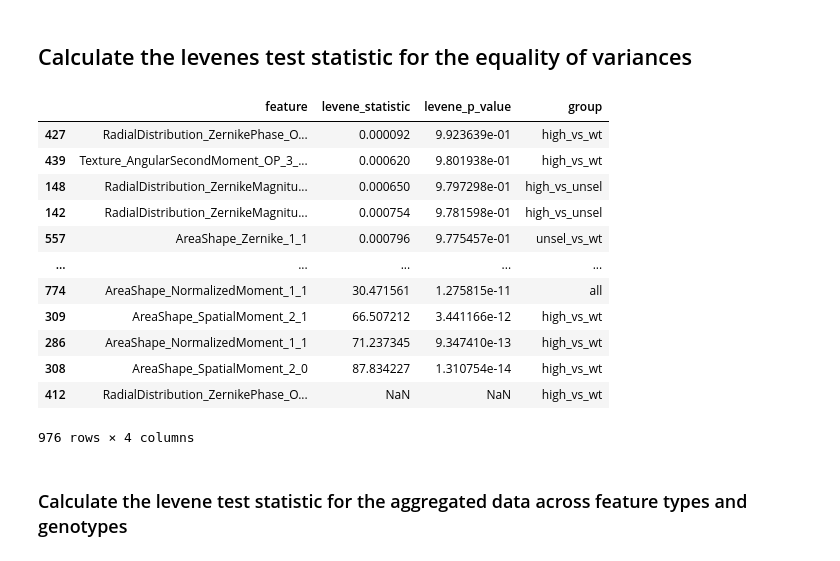
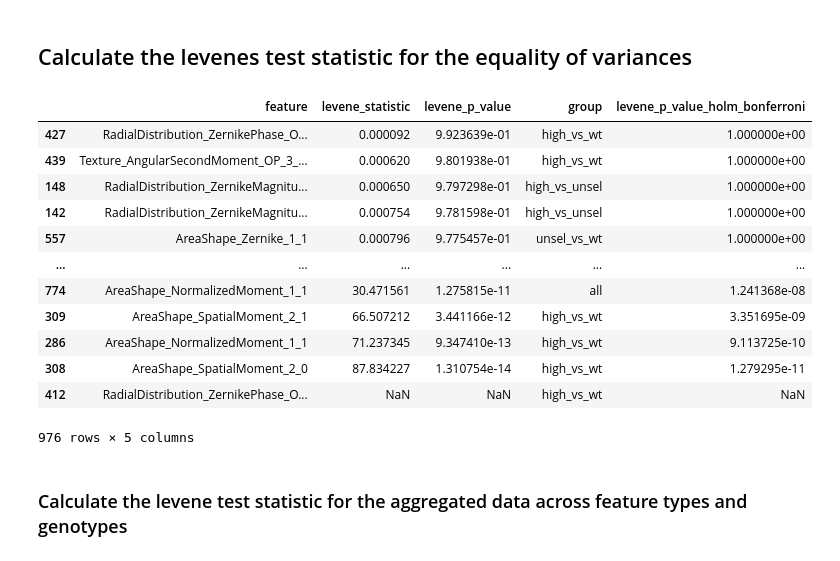
Before and after one commit to MikeLippincott/Nichols_Lab_Collaboration, a Jupyter notebook: 6.analyze_features/notebooks/3d.non_aggregated_anova.ipynb, the cells around one changed output. Cells and saved outputs as stored; diff of their text form; code cells hidden in the pictures.

```diff
--- a/6.analyze_features/notebooks/3d.non_aggregated_anova.ipynb
+++ b/6.analyze_features/notebooks/3d.non_aggregated_anova.ipynb
@@ -149,46 +158,56 @@ for group in tqdm.tqdm(group_dict.keys()):
             levene_results = levene(
                 group_dict[group][0][feature], group_dict[group][1][feature]
             )
             levene_test_results["feature"].append(feature)
             levene_test_results["levene_statistic"].append(levene_results.statistic)
             levene_test_results["levene_p_value"].append(levene_results.pvalue)
             levene_test_results["group"].append(group)
         else:
             levene_results = levene(
                 group_dict[group][0][feature],
                 group_dict[group][1][feature],
                 group_dict[group][2][feature],
             )
             levene_test_results["feature"].append(feature)
             levene_test_results["levene_statistic"].append(levene_results.statistic)
             levene_test_results["levene_p_value"].append(levene_results.pvalue)
             levene_test_results["group"].append(group)
 
 levene_test_results_df = pd.DataFrame(levene_test_results)
 
 # sort the levene test results levene_test_results_df
 # change the levene p-value to a float
 levene_test_results_df["levene_p_value"] = levene_test_results_df[
     "levene_p_value"
 ].astype(float)
 levene_test_results_df = levene_test_results_df.sort_values(
     "levene_p_value", ascending=False
 )
+
+# multitest correction
+levene_test_results_df[
+    "levene_p_value_holm_bonferroni"
+] = statsmodels.stats.multitest.multipletests(
+    levene_test_results_df["levene_p_value"], method="holm"
+)[
+    1
+]
+
 levene_test_results_df
 # %% [output]
-|  | feature | levene_statistic | levene_p_value | group |
-| 427 | RadialDistribution_ZernikePhase_O... | 0.000092 | 9.923639e-01 | high_vs_wt |
-| 439 | Texture_AngularSecondMoment_OP_3_... | 0.000620 | 9.801938e-01 | high_vs_wt |
-| 148 | RadialDistribution_ZernikeMagnitu... | 0.000650 | 9.797298e-01 | high_vs_unsel |
-| 142 | RadialDistribution_ZernikeMagnitu... | 0.000754 | 9.781598e-01 | high_vs_unsel |
-| 557 | AreaShape_Zernike_1_1 | 0.000796 | 9.775457e-01 | unsel_vs_wt |
-| ... | ... | ... | ... | ... |
-| 774 | AreaShape_NormalizedMoment_1_1 | 30.471561 | 1.275815e-11 | all |
-| 309 | AreaShape_SpatialMoment_2_1 | 66.507212 | 3.441166e-12 | high_vs_wt |
-| 286 | AreaShape_NormalizedMoment_1_1 | 71.237345 | 9.347410e-13 | high_vs_wt |
-| 308 | AreaShape_SpatialMoment_2_0 | 87.834227 | 1.310754e-14 | high_vs_wt |
-| 412 | RadialDistribution_ZernikePhase_O... | NaN | NaN | high_vs_wt |
+|  | feature | levene_statistic | levene_p_value | group | levene_p_value_holm_bonferroni |
+| 427 | RadialDistribution_ZernikePhase_O... | 0.000092 | 9.923639e-01 | high_vs_wt | 1.000000e+00 |
+| 439 | Texture_AngularSecondMoment_OP_3_... | 0.000620 | 9.801938e-01 | high_vs_wt | 1.000000e+00 |
+| 148 | RadialDistribution_ZernikeMagnitu... | 0.000650 | 9.797298e-01 | high_vs_unsel | 1.000000e+00 |
+| 142 | RadialDistribution_ZernikeMagnitu... | 0.000754 | 9.781598e-01 | high_vs_unsel | 1.000000e+00 |
+| 557 | AreaShape_Zernike_1_1 | 0.000796 | 9.775457e-01 | unsel_vs_wt | 1.000000e+00 |
+| ... | ... | ... | ... | ... | ... |
+| 774 | AreaShape_NormalizedMoment_1_1 | 30.471561 | 1.275815e-11 | all | 1.241368e-08 |
+| 309 | AreaShape_SpatialMoment_2_1 | 66.507212 | 3.441166e-12 | high_vs_wt | 3.351695e-09 |
+| 286 | AreaShape_NormalizedMoment_1_1 | 71.237345 | 9.347410e-13 | high_vs_wt | 9.113725e-10 |
+| 308 | AreaShape_SpatialMoment_2_0 | 87.834227 | 1.310754e-14 | high_vs_wt | 1.279295e-11 |
+| 412 | RadialDistribution_ZernikePhase_O... | NaN | NaN | high_vs_wt | NaN |
-976 rows × 4 columns
+976 rows × 5 columns
 # %%
 # save the levene test results
 # out dir
```
Also changed, not shown: parts of 3 cells of this notebook, 4 other files.
